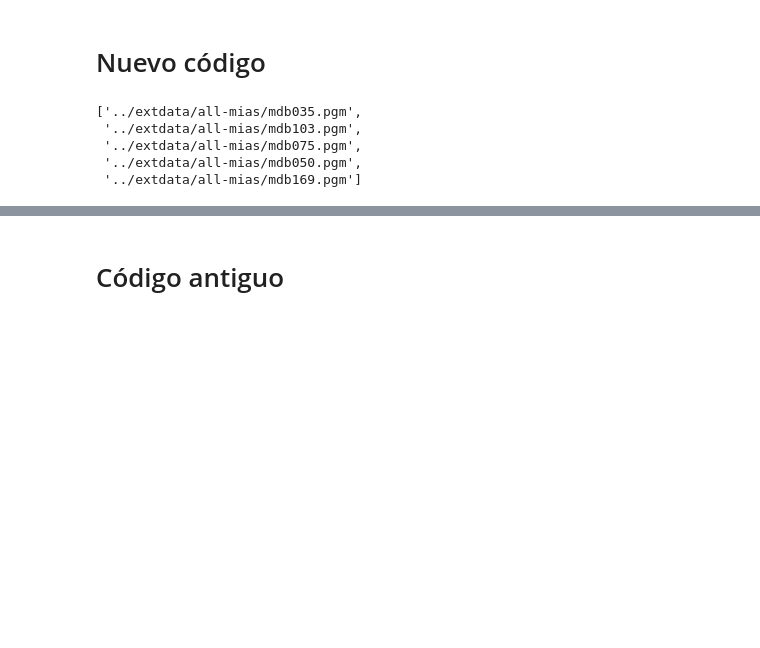
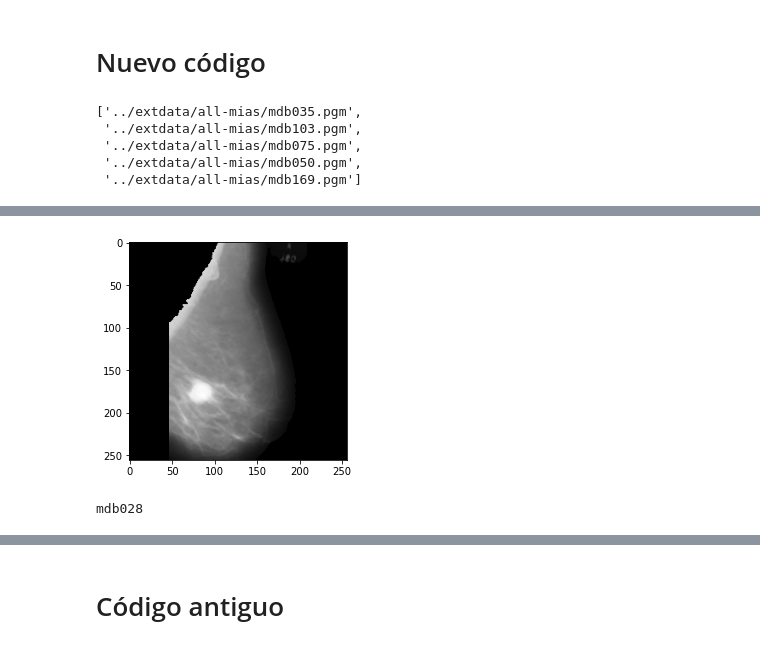
Before and after one commit to data-and-code/trabajo_con_imagenes, a Jupyter notebook: data-raw/just_code.ipynb, the cells around one changed output, grey strips where cells are left out. Drawn from its saved outputs; the diff is of its cells as text; code cells hidden in the pictures; blank space fills up the shorter version.

```diff
--- a/data-raw/just_code.ipynb
+++ b/data-raw/just_code.ipynb
@@ -41,7 +43,9 @@ class MIAS:
         return self.img[index]
 
     def __copy__(self):
-        return MIAS(self.path)
+        cp = MIAS(self.path)
+        cp.img = self.img
+        return cp
 
     def copy(self):
         return copy.copy(self)
@@ -111,4 +177,8 @@ class CleanBg():
 # %%
-class CleanPM():
-    def __init__(self, mdb):
-        self.mdb = mdb
+class CleanMIAS():
+    def __init__(self, path):
+        self.mdb = MIAS(path)
+
+    def clean_img(self):
+        mdb_clean = CleanBg(self.mdb).clean_bg()
+        return CleanPM(mdb_clean).clean_pm()
@@ -138,0 +185,7 @@ a.ref, ex.ref
+# %%
+mdb_clean = []
+
+for i, path in enumerate(paths):
+    if i % 10 == 0:
+        print(i)
+    mdb_clean.append(CleanMIAS(path).clean_img())
@@ -138,0 +210,5 @@ a.ref, ex.ref
+# %%
+mdb_clean[50]
+# %% [output]
+[figure, added]
+mdb028
```
Also changed, not shown: parts of 15 cells of this notebook, 1 other file.
